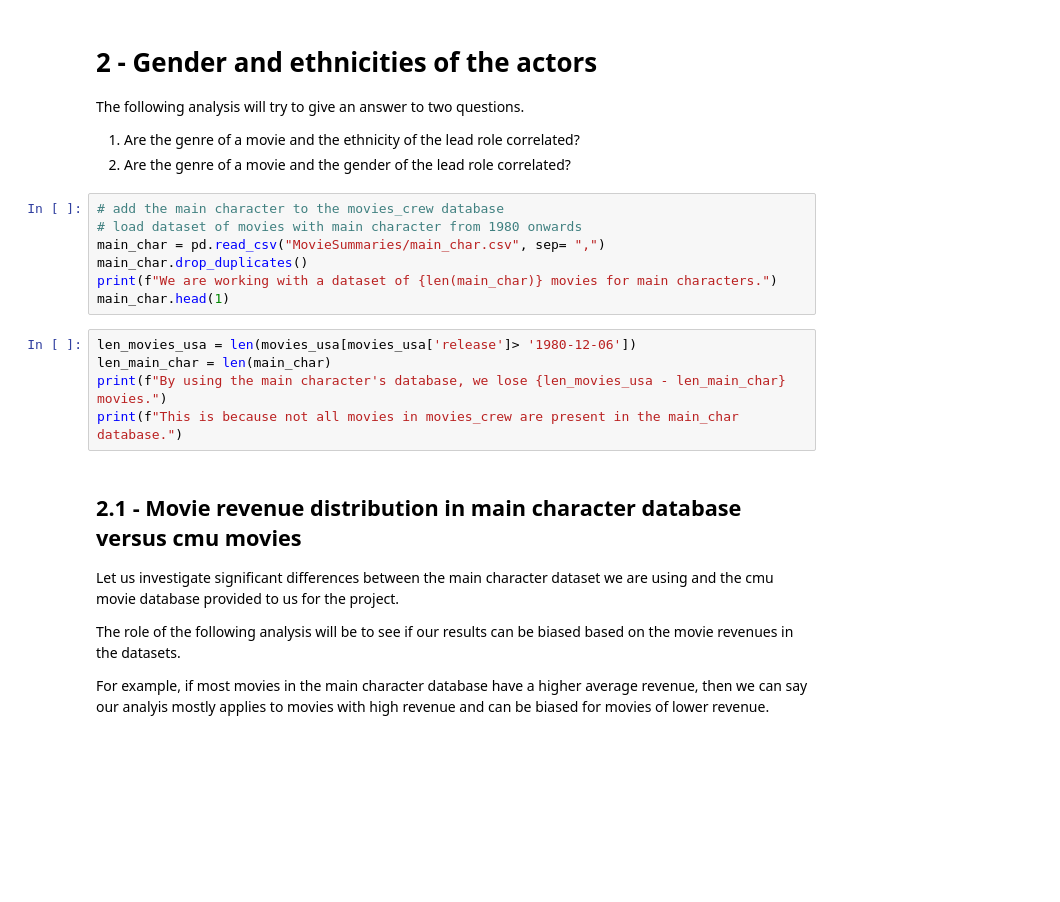
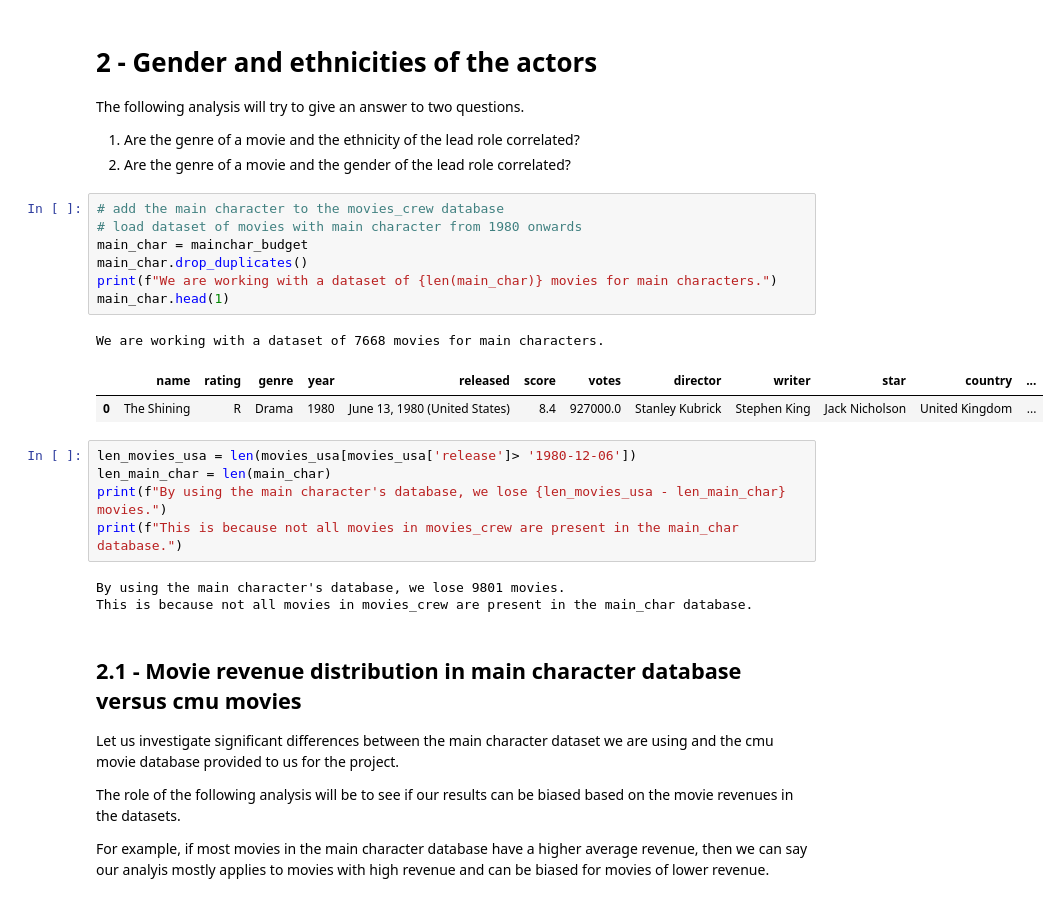
Before and after one commit to epfl-ada/ada-2022-project-xxdatasiencesxx, a Jupyter notebook: MILESTONE_3.ipynb, the cells around one changed output. Cells and saved outputs as stored; diff of their text form; blank space fills up the shorter version.

```diff
--- a/MILESTONE_3.ipynb
+++ b/MILESTONE_3.ipynb
@@ -71,15 +76,22 @@ The following analysis will try to give an answer to two questions.
 # %%
 # add the main character to the movies_crew database
 # load dataset of movies with main character from 1980 onwards
-main_char = pd.read_csv("MovieSummaries/main_char.csv", sep= ",")
+main_char = mainchar_budget
 main_char.drop_duplicates()
 print(f"We are working with a dataset of {len(main_char)} movies for main characters.")
 main_char.head(1)
+# %% [output]
+We are working with a dataset of 7668 movies for main characters.
+|  | name | rating | genre | year | released | score | votes | director | writer | star | country | ... |
+| 0 | The Shining | R | Drama | 1980 | June 13, 1980 (United States) | 8.4 | 927000.0 | Stanley Kubrick | Stephen King | Jack Nicholson | United Kingdom | ... |
 # %%
 len_movies_usa = len(movies_usa[movies_usa['release']> '1980-12-06'])
 len_main_char = len(main_char)
 print(f"By using the main character's database, we lose {len_movies_usa - len_main_char} movies.")
 print(f"This is because not all movies in movies_crew are present in the main_char database.")
+# %% [output]
+By using the main character's database, we lose 9801 movies.
+This is because not all movies in movies_crew are present in the main_char database.
 # %% [markdown]
 ## 2.1 - Movie revenue distribution in main character database versus cmu movies
 
```
Also changed, not shown: parts of 17 cells of this notebook.
